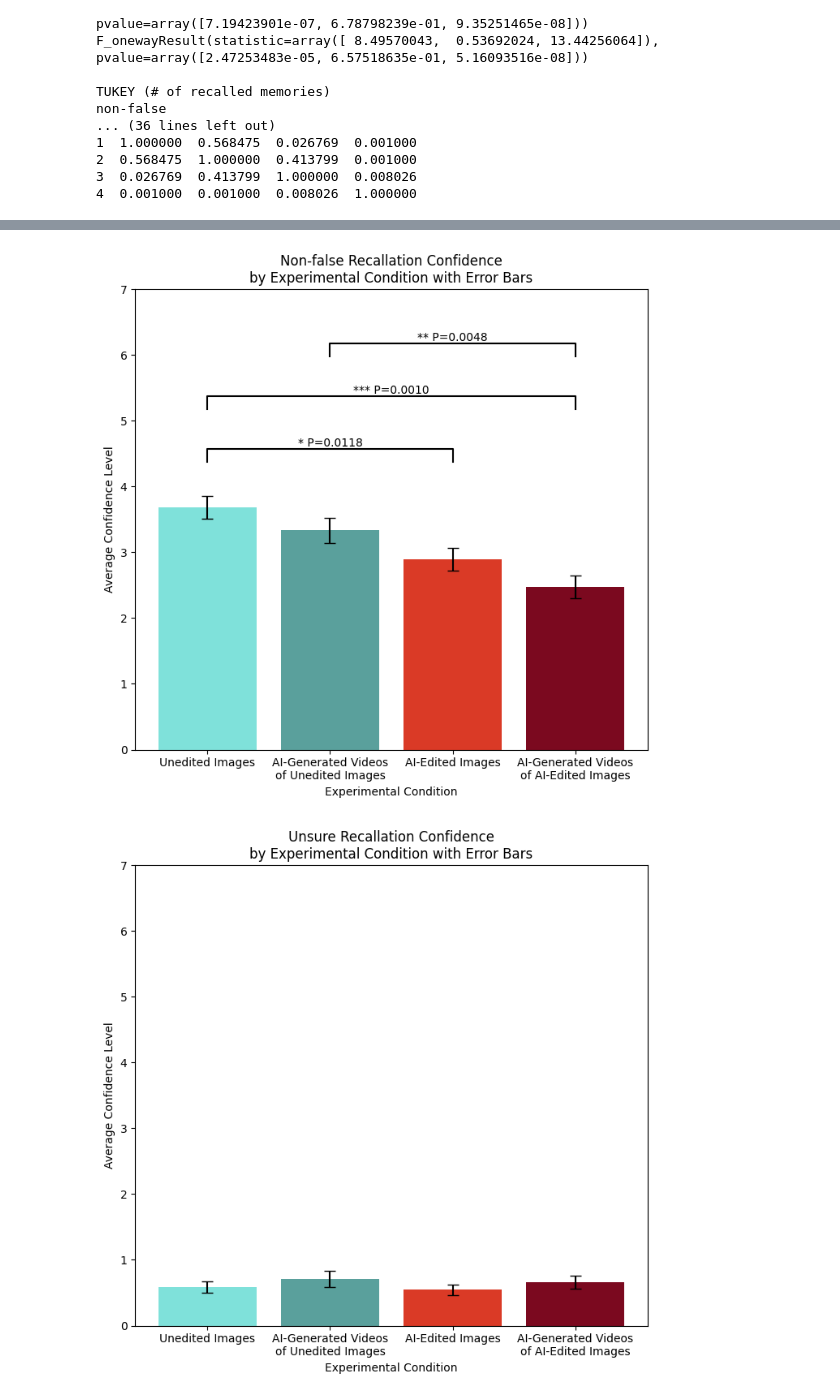
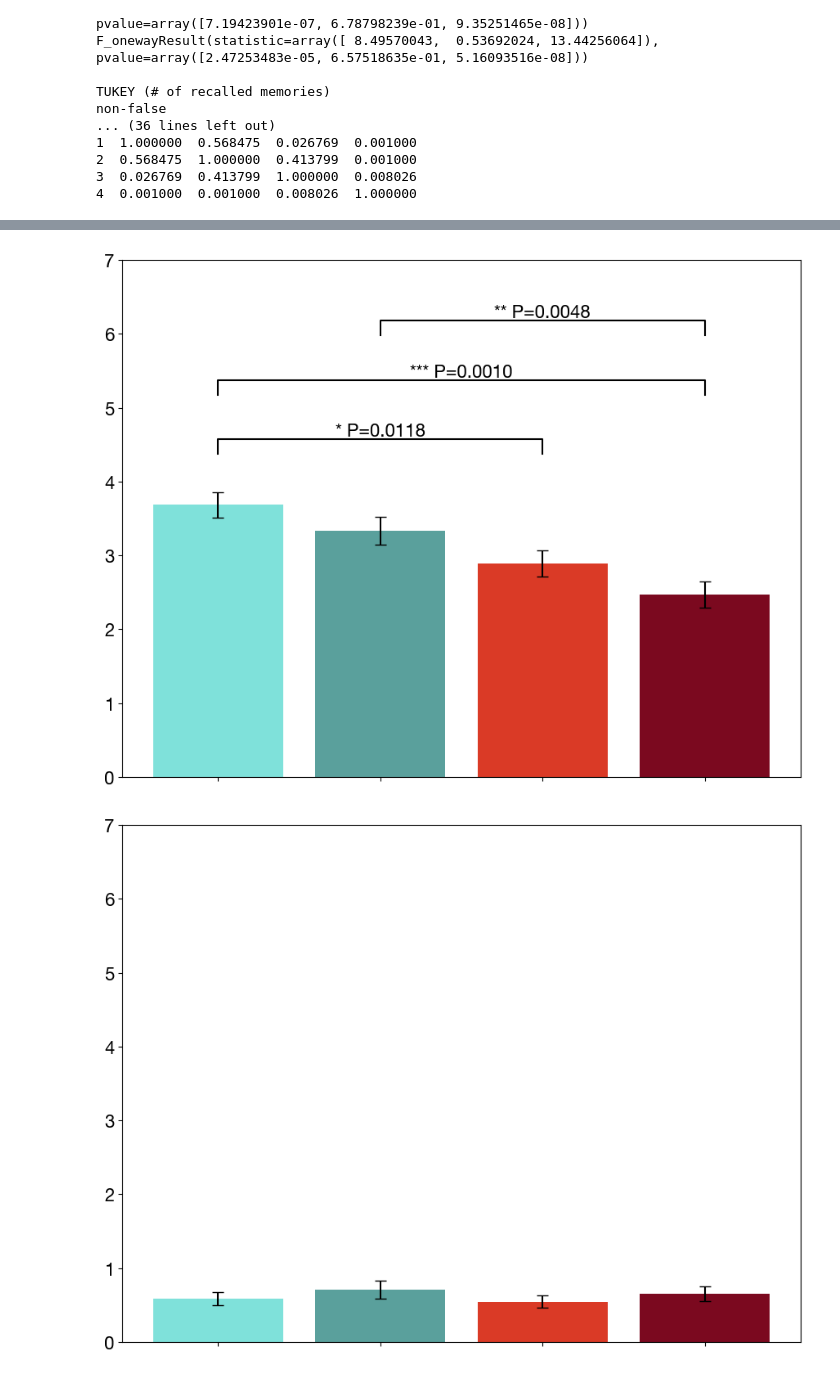
Before and after one commit to mitmedialab/synthetic-human-memories, a Jupyter notebook: analyze.ipynb, the cells around one changed output, grey strips where cells are left out. Drawn from its saved outputs; the diff is of its cells as text; code cells hidden in the pictures.

```diff
--- a/analyze.ipynb
+++ b/analyze.ipynb
@@ -411,7 +410,10 @@ for condition in conditions:
 # each var -> 4 conditions x [true, unsure, false]
 # means, errors, sds
 # %%
-ordered_labels = ['Unedited Images', 'AI-Generated Videos\nof Unedited Images', 'AI-Edited Images', 'AI-Generated Videos\nof AI-Edited Images']
+import matplotlib
+
+# ordered_labels = ['Unedited Images', 'AI-Generated Videos\nof Unedited Images', 'AI-Edited Images', 'AI-Generated Videos\nof AI-Edited Images']
+ordered_labels = ['', '', '', '']
 
 # X positions
 x_pos = np.arange(len(conditions))
@@ -446,18 +448,21 @@ significance_values = [[
     ((1, 3), '*** P=0.0010'),
 ]]
 
-mark = ['Non-false', 'Unsure', 'False']
+mark = ['Non-false', 'Uncertain', 'False']
+
+matplotlib.rc('font', size=16)
+plt.rcParams["font.family"] = 'Helvetica Neue'
 
 for i in range(3):
     # Creating the bar plot with error bars
     curr_means = [means[j][i] for j in range(4)]
     curr_errors = [errors[j][i] for j in range(4)]
 
-    plt.figure(figsize=(7, 7))
+    plt.figure(figsize=(9, 7))
     bars = plt.bar(x_pos, curr_means, yerr=curr_errors, capsize=5, color=colors, width=0.75)
-    plt.title(f'Amount of {mark[i]} Recallation (out of 12)\nby Experimental Condition with Error Bars')
-    plt.ylabel('Average Amout')
-    plt.xlabel('Experimental Condition')
+    # plt.title(f'Number of {mark[i]} Memories (out of 12)\nby Experimental Condition with Error Bars')
+    # plt.ylabel(f'Number of {mark[i]} Memories')
+    # plt.xlabel('Experimental Condition')
     plt.xticks(x_pos, ordered_labels)
 
     # Adding significance markers with p-values, separate and not overlapping
@@ -482,7 +487,6 @@ for i in range(3):
     # Improve layout
     plt.tight_layout()
 
-    plt.savefig('immediate_false_mem.png')
     #plt.savefig('foo.png', bbox_inches='tight')
 
     # Show the plot
@@ -511,7 +515,8 @@ for condition in conditions:
 
 # means, errors, sds
 # %%
-ordered_labels = ['Unedited Images', 'AI-Generated Videos\nof Unedited Images', 'AI-Edited Images', 'AI-Generated Videos\nof AI-Edited Images']
+# ordered_labels = ['Unedited Images', 'AI-Generated Videos\nof Unedited Images', 'AI-Edited Images', 'AI-Generated Videos\nof AI-Edited Images']
+ordered_labels = ['', '', '', '']
 colors = ["#7FE1DA", "#5AA09C", "#DA3A26", "#7B091F"]
 
  # X positions
@@ -550,47 +555,46 @@ significance_values = [[
     ((1, 3), '** P=0.0080'),
 ]]
 
-mark = ['Non-false', 'Unsure', 'False']
+mark = ['Non-false', 'Uncertain', 'False']
 
 for i in range(3):
     # Creating the bar plot with error bars
     curr_means = [means[j][i] for j in range(4)]
     curr_errors = [errors[j][i] for j in range(4)]
 
-    plt.figure(figsize=(7, 7))
+    plt.figure(figsize=(9, 7))
     bars = plt.bar(x_pos, curr_means, yerr=curr_errors, capsize=5, color=colors)
-    plt.title(f'{mark[i]} Recallation Confidence\nby Experimental Condition with Error Bars')
-    plt.ylabel('Average Confidence Level')
-    plt.xlabel('Experimental Condition')
+    # plt.title(f'{mark[i]} Recallation Confidence\nby Experimental Condition with Error Bars')
+    # plt.ylabel('Confidence Level')
+    # plt.xlabel('Experimental Condition')
     plt.xticks(x_pos, ordered_labels)
 
     # Adding significance markers with p-values, separate and not overlapping
     y_base_offset = 0.5  # Base vertical offset for significance lines
     y_increment = 0.8  # Increment for each subsequent significance marker
 
     # Initialize the first y position above the highest bar
     current_y_position = max(curr_means) + max(curr_errors) + y_base_offset
 
     for idx, ((i, j), label) in enumerate(significance_values[i]):
         x1, x2 = x_pos[i], x_pos[j]
         # print("{1} and {2} with id: {0}".format(idx, x1, x2))
         y = current_y_position
         h, col = 0.2, 'k'
         plt.plot([x1, x1, x2, x2], [y, y+h, y+h, y], lw=1.5, c=col)
         plt.text((x1 + x2) * 0.5, y + h, label, ha='center', va='bottom', color=col)
         current_y_position += y_increment  # Update the y position for the next marker
 
     # Adjust plot limits to make space for significance markers
     plt.ylim(0, 7) # current_y_position + y_increment
 
     # Improve layout
     plt.tight_layout()
 
-    plt.savefig('immediate_false_mem.png')
     #plt.savefig('foo.png', bbox_inches='tight')
 
     # Show the plot
     plt.show()
 # %% [output]
-[figure, old version]
+[figure, new version]
-[figure, old version]
+[figure, new version]
```
Also changed, not shown: parts of 3 cells of this notebook.
